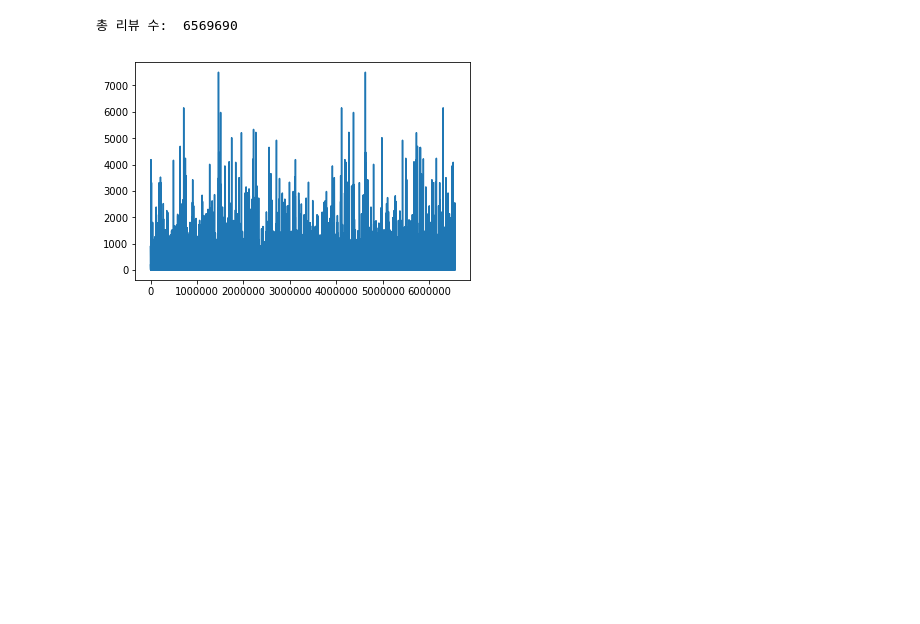
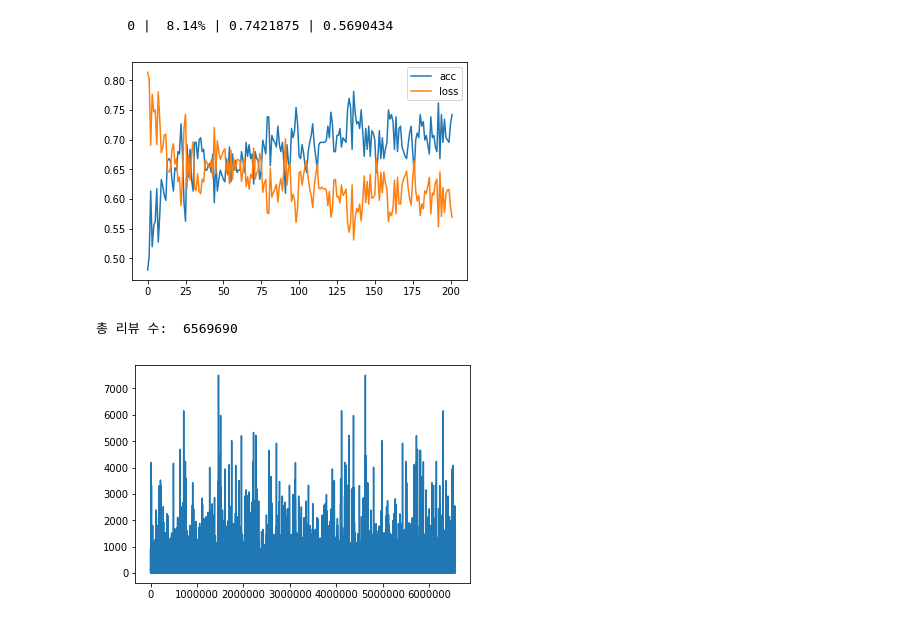
Before and after one commit to SeohaSong/sentence_style_selector, a Jupyter notebook: Sandbox.ipynb, the cells around one changed output. Cells and saved outputs as stored; diff of their text form; code cells hidden in the pictures; blank space fills up the shorter version.

```diff
--- a/Sandbox.ipynb
+++ b/Sandbox.ipynb
@@ -93,0 +94,38 @@ sess = tf.Session(graph=graph)
+# %%
+batch_size = 256
+df = pd.read_pickle("./data/df")
+df = df[df['label'] != 'neu']
+
+batch = Batch(df, batch_size)
+n_iter = batch.n_batch
+
+n_epoch = 0
+acc_log = []
+loss_log = []
+# %%
+for i in range(n_iter):
+    train_X, train_y = batch.get_batch(i)
+    feed_dict = {X: train_X, y: train_y}
+    acc_, loss_, _ = sess.run([acc, loss, learn],
+                              feed_dict=feed_dict)
+    acc_log.append(acc_)
+    loss_log.append(loss_)
+    sys.stdout.write("\r% 5d | %5.2f%% | %8.7f | %8.7f"
+                     % (n_epoch, (i/n_iter*100), acc_, loss_))
+
+    ###
+    if i > 200:
+        break
+    ###
+
+n_epoch += 1
+# %% [output]
+    0 |  8.14% | 0.7421875 | 0.5690434
+# %%
+start = 0
+plt.plot(acc_log[start:])
+plt.plot(loss_log[start:])
+plt.legend(['acc', 'loss'])
+plt.show()
+# %% [output]
+[figure, added]
```
Also changed, not shown: parts of 17 cells of this notebook.
